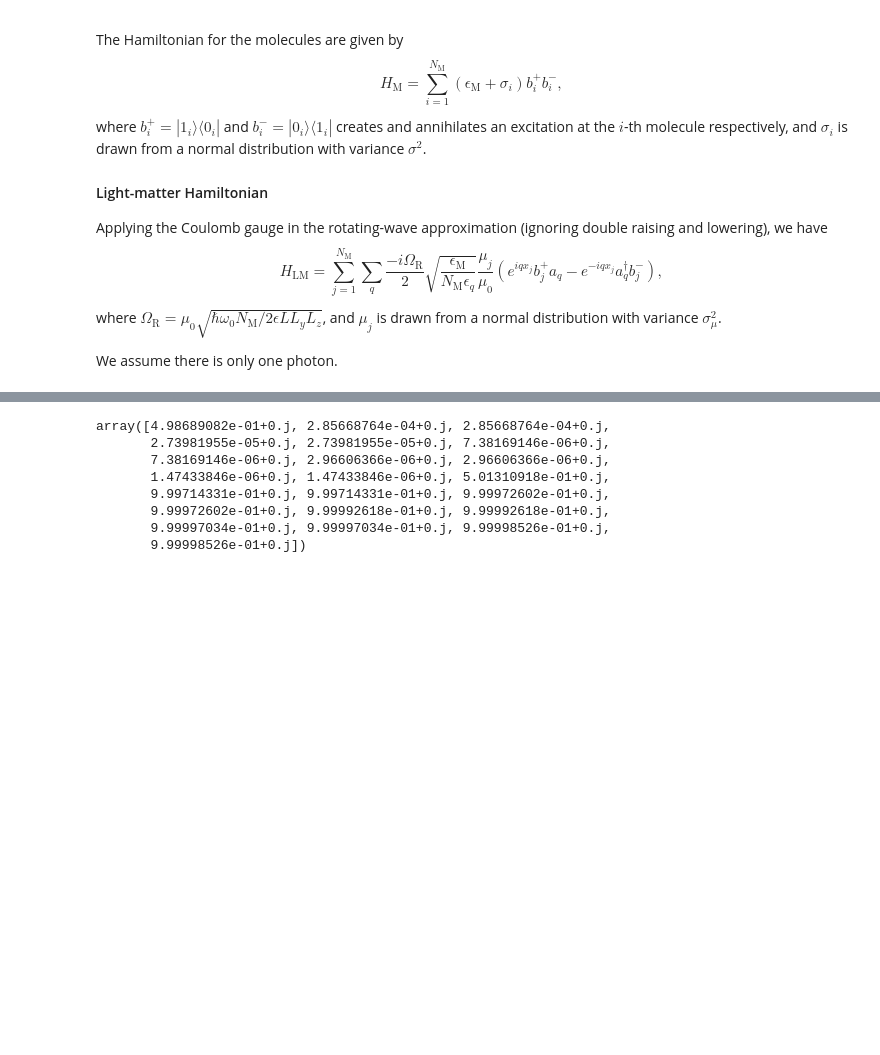
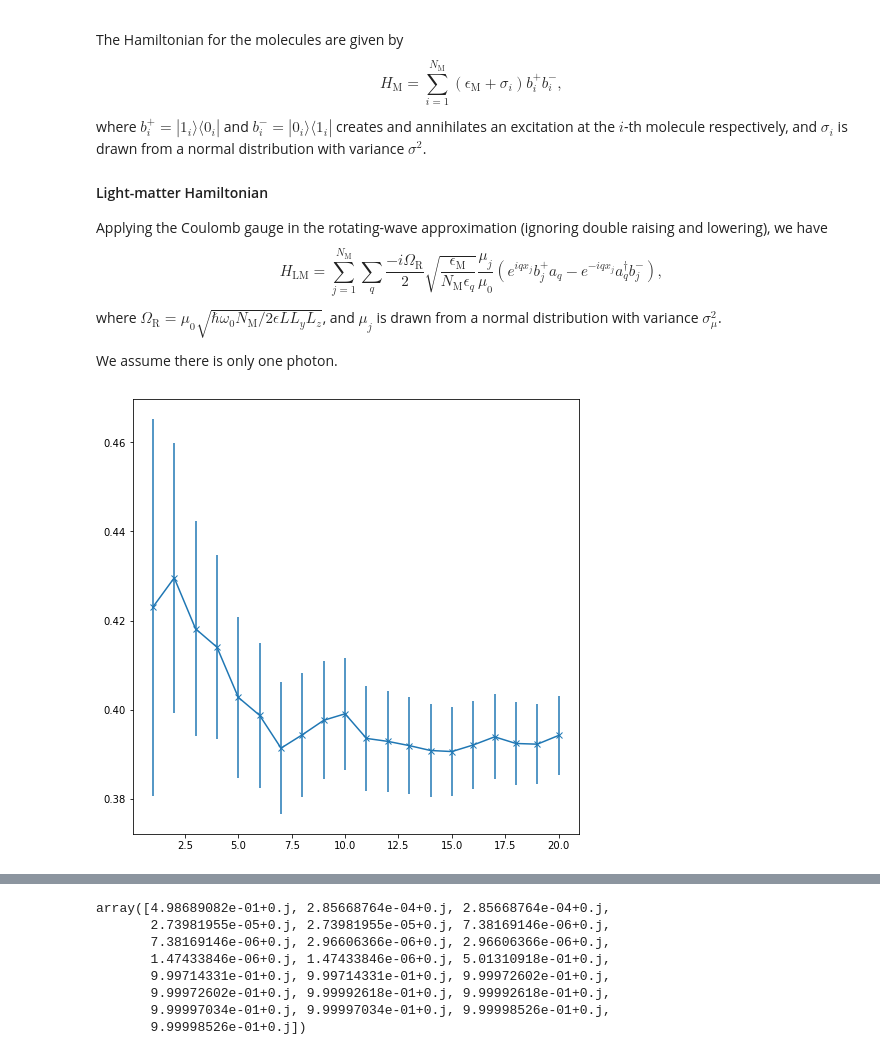
Before and after one commit to brianz98/eigenstate-thermolization, a Jupyter notebook: eigenstate-thermolization.ipynb, the cells around one changed output, grey strips where cells are left out. Drawn from its saved outputs; the diff is of its cells as text; code cells hidden in the pictures; blank space fills up the shorter version.

```diff
--- a/eigenstate-thermolization.ipynb
+++ b/eigenstate-thermolization.ipynb
@@ -111,0 +174,5 @@ class QuantumWire:
+# %%
+a = QuantumWire(num_mol=1001, omega_r=0.3, a=10e-9, Ly=400e-9, Lz=200e-9, eps=3, em_mean=2.2, em_sigma=0.2, mu_sigma=0, f=0)
+avg,err = get_r_index(a, 20, '1001_0.3_2.2_0.2_0_0.dat')
+# %% [output]
+[figure, added]
```
Also changed, not shown: parts of 22 cells of this notebook, 10 other files.
